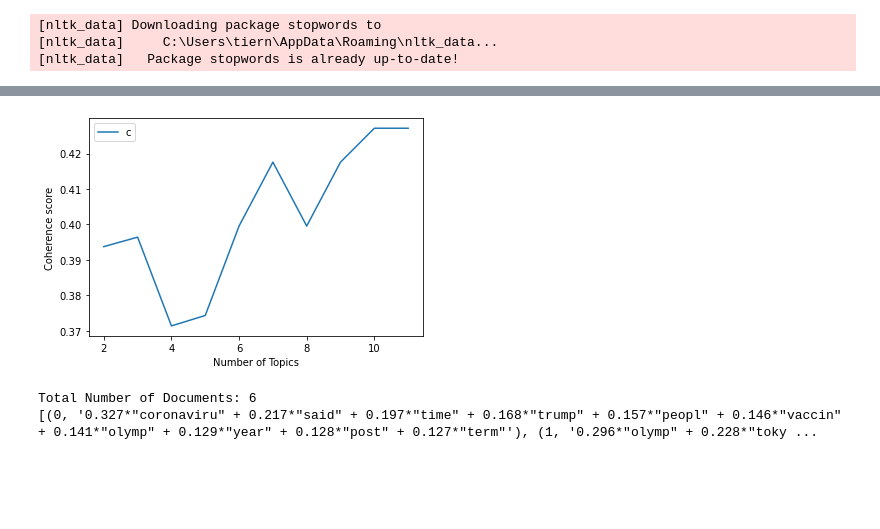
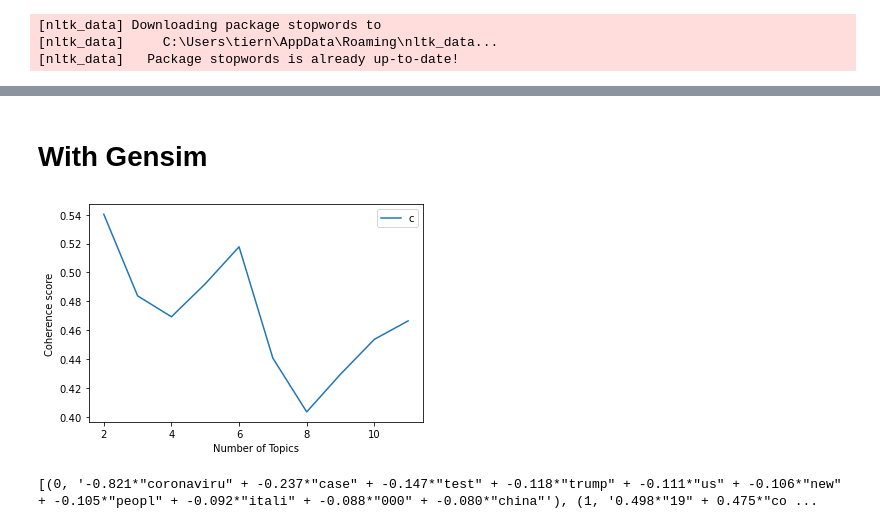
Before and after one commit to TiernonRR/LinearSemesterProject, a Jupyter notebook: LSA.ipynb, the cells around one changed output, grey strips where cells are left out. Saved outputs shown, nothing was run; the diff lists cells and outputs as text; code cells hidden in the pictures; blank space fills up the shorter version.

Commit message:
More cleaning

```diff
--- a/LSA.ipynb
+++ b/LSA.ipynb
@@ -44,7 +45,7 @@ def preprocess_data(doc_set):
     # initialize regex tokenizer
     tokenizer = RegexpTokenizer(r'\w+')
     # create English stop words list
-    en_stop = set(stopwords.words('english'))
+    en_stop = set(stopwords.words('english')+["http"])
     # Create p_stemmer of class PorterStemmer
     p_stemmer = PorterStemmer()
     # list for tokenized documents in loop
@@ -126,0 +133,2 @@ texts = preprocess_data(documents_list)
+# %% [markdown]
+# With Gensim
@@ -127,15 +138,14 @@ texts = preprocess_data(documents_list)
+# %%
+df3 = pd.read_csv("thirdpull_earlyLockdown.csv")
+df3 = df3.dropna()
 # %%
+tweets = preprocess_data(df3['text'])
 start,stop,step=2,12,1
-plot_graph(texts,start,stop,step)
+plot_graph(tweets,start,stop,step)
 # %% [output]
-[figure, old version]
+[figure, new version]
-# %%
-number_of_topics=9
-words=10
-document_list,titles=load_data("","articles.txt")
-clean_text=preprocess_data(document_list)
-model=create_gensim_lsa_model(clean_text,number_of_topics,words)
-# %% [output]
-Total Number of Documents: 6
-[(0, '0.327*"coronaviru" + 0.217*"said" + 0.197*"time" + 0.168*"trump" + 0.157*"peopl" + 0.146*"vaccin" + 0.141*"olymp" + 0.129*"year" + 0.128*"post" + 0.127*"term"'), (1, '0.296*"olymp" + 0.228*"toky ...
+# %%
+model(tweets, 10, 6)
+# %% [output]
+[(0, '-0.821*"coronaviru" + -0.237*"case" + -0.147*"test" + -0.118*"trump" + -0.111*"us" + -0.106*"new" + -0.105*"peopl" + -0.092*"itali" + -0.088*"000" + -0.080*"china"'), (1, '0.498*"19" + 0.475*"co ...
 # %%
```
Also changed, not shown: parts of 20 cells of this notebook, 3 other files.
